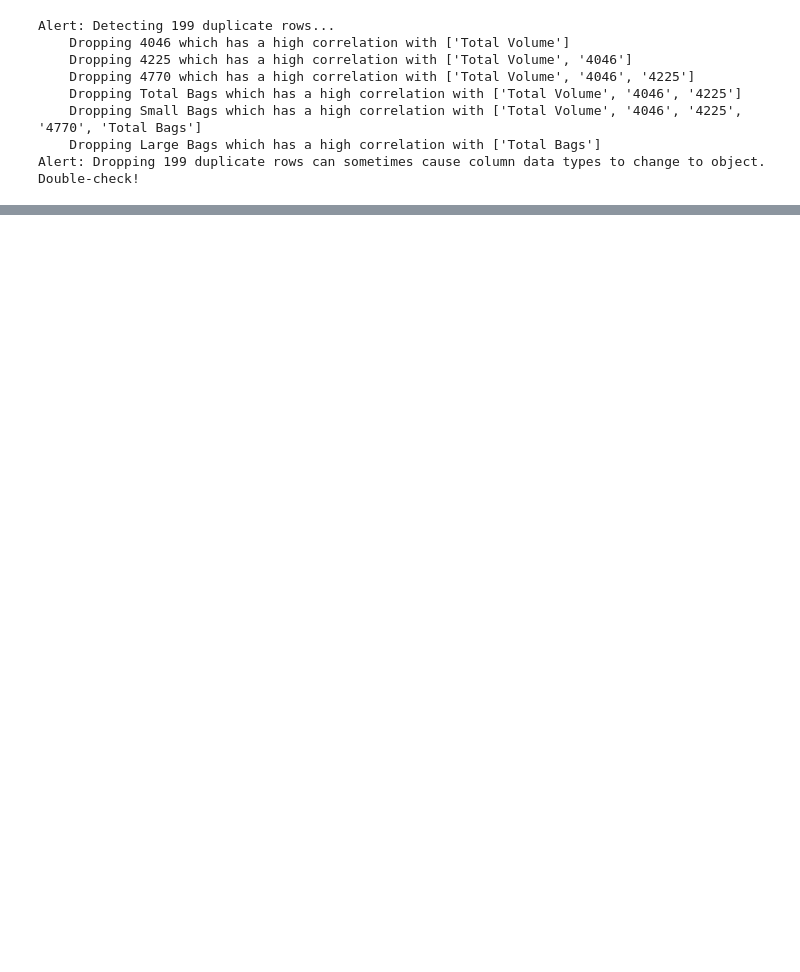
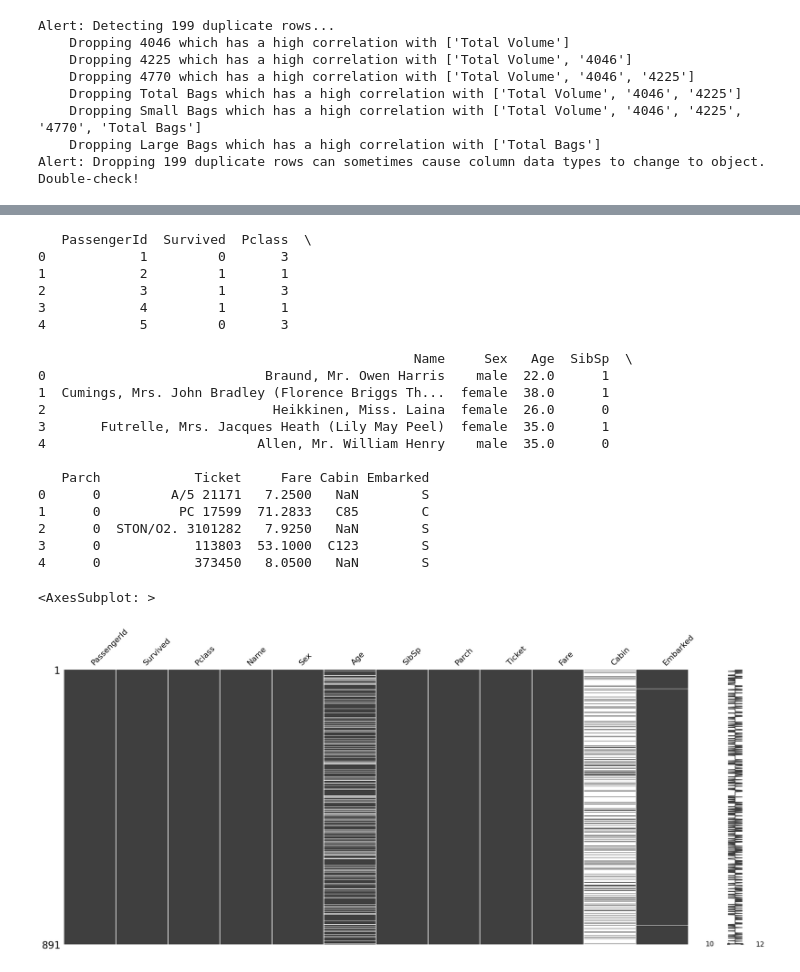
Before and after one commit to Robin66014/DataQualityTool, a Jupyter notebook: testingfile.ipynb, the cells around one changed output, grey strips where cells are left out. Drawn from its saved outputs; the diff is of its cells as text; code cells hidden in the pictures; blank space fills up the shorter version.

```diff
--- a/testingfile.ipynb
+++ b/testingfile.ipynb
@@ -187,0 +196,21 @@ Accuracy with original data: 75.7%
+# %%
+import plotly.express as px
+df = pd.read_csv('datasets/iris.csv')
+print(df.head())
+
+
+def pcp_plot(encoded_df, target):
+    #TODO: tekst/lookup table toevoegen met conversie categorische variabelen encoding
+
+    if target != 'None':
+        fig = px.parallel_coordinates(encoded_df, color=target)
+    else:
+        fig = px.parallel_coordinates(encoded_df)
+
+
+    return fig
+
+
+df_encoded = encode_categorical_columns(df, 'target', None)
+fig = px.parallel_coordinates(df_encoded, color='target')
+fig.show()
@@ -187,0 +261,37 @@ Accuracy with original data: 75.7%
+# %%
+import missingno as msno
+
+def missingno_plot(df):
+
+    msno_plot = msno.matrix(df)
+
+    return msno_plot
+
+
+df = pd.read_csv('datasets/titanic_train.csv')
+print(df.head())
+
+missingno_plot(df)
+# %% [output]
+   PassengerId  Survived  Pclass  \
+0            1         0       3
+1            2         1       1
+2            3         1       3
+3            4         1       1
+4            5         0       3
+
+                                                Name     Sex   Age  SibSp  \
+0                            Braund, Mr. Owen Harris    male  22.0      1
+1  Cumings, Mrs. John Bradley (Florence Briggs Th...  female  38.0      1
+2                             Heikkinen, Miss. Laina  female  26.0      0
+3       Futrelle, Mrs. Jacques Heath (Lily May Peel)  female  35.0      1
+4                           Allen, Mr. William Henry    male  35.0      0
+
+   Parch            Ticket     Fare Cabin Embarked
+0      0         A/5 21171   7.2500   NaN        S
+1      0          PC 17599  71.2833   C85        C
+2      0  STON/O2. 3101282   7.9250   NaN        S
+3      0            113803  53.1000  C123        S
+4      0            373450   8.0500   NaN        S
+<AxesSubplot: >
+[figure, added]
```
Also changed, not shown: parts of 8 cells of this notebook, 4 other files.
